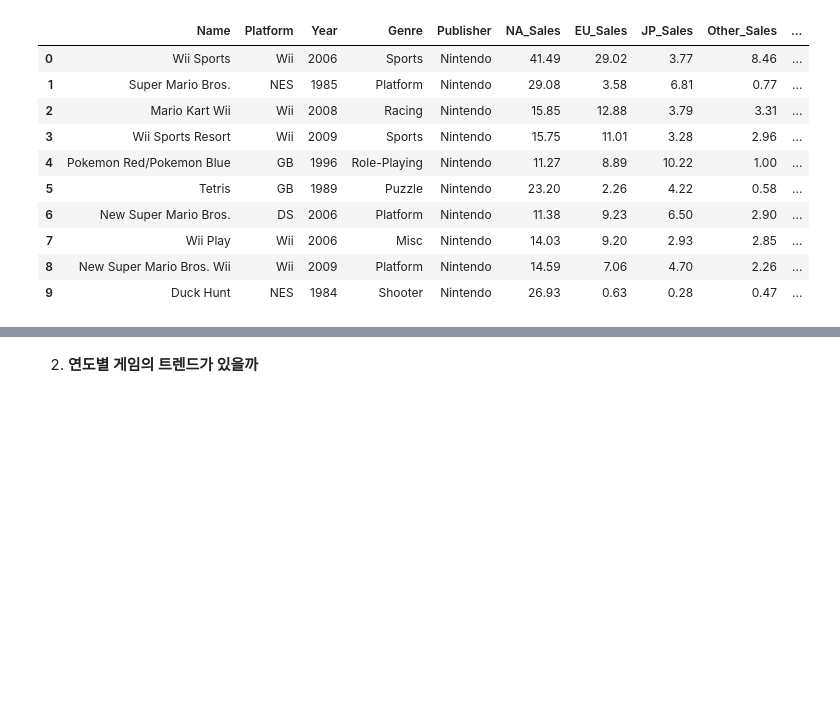
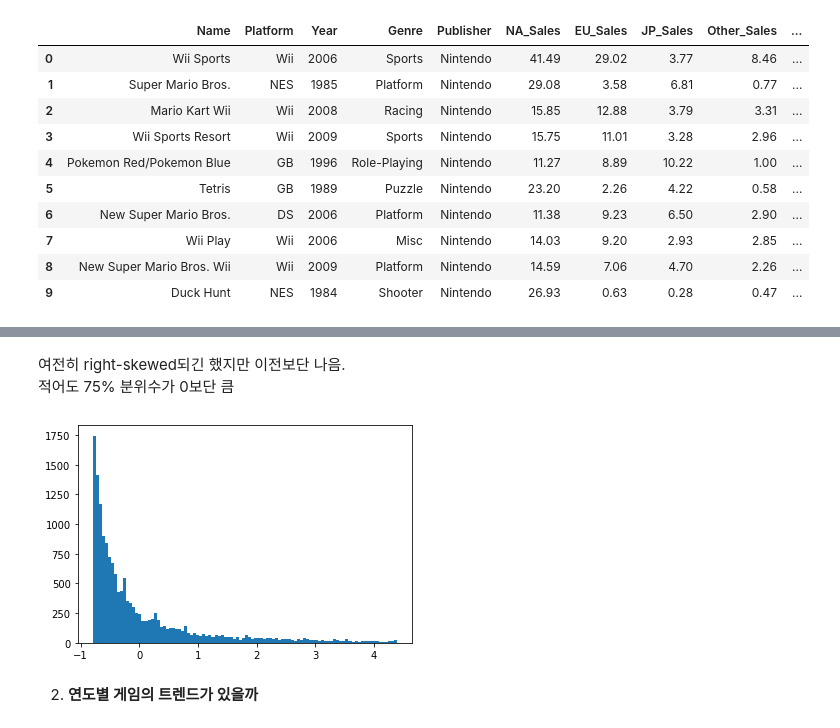
Before and after one commit to nan-park/section1_project, a Jupyter notebook: AI_section1_project.ipynb, the cells around one changed output, grey strips where cells are left out. Cells and saved outputs as stored; diff of their text form; code cells hidden in the pictures; blank space fills up the shorter version.

```diff
--- a/AI_section1_project.ipynb
+++ b/AI_section1_project.ipynb
@@ -930,13 +904,0 @@ ratio_cluster_3
-# %%
-titles_2 = ['North America', 'Japan']
-explode = [0.03] * len(genre_list)
-figure, axis = plt.subplots(1, 2, figsize=(10, 5))
-sales_2 = ['NA_Sales', 'JP_Sales']
-for i in range(len(sales_2)):
-  axis[i].set_title(titles_2[i], fontsize=18)
-  ratio_in_region = list(ratio_cluster_3.loc[sales_2[i]])
-  axis[i].pie(ratio_in_region, autopct='%.1f%%', startangle=120, explode=explode, colors=colors, counterclock=False, pctdistance=0.8)
-  if i==1:
-    axis[i].legend(genre_list,loc='upper right', bbox_to_anchor=(1.7, 1, 0, 0))
-
-plt.show()
@@ -1029,0 +1010,10 @@ df_clean.sort_values("Other_Sales", ascending=False).head(10)
+# %%
+drop_index = df_standard[df_standard.Global_Sales>1].index
+df_standard_new = df_standard.drop(drop_index).reset_index(drop=True)
+# 이상치 제거한 데이터로 다시 표준화
+Z = scaler.fit_transform(df_standard_new.select_dtypes(include=['float']))
+
+for i in range(len(sales_include_sum)):
+  df_standard_new.loc[:, sales_include_sum[i]] = Z[:, i]
+df_standard_new.drop('Cluster', axis=1, inplace=True)
+df_standard_new.head(5)
@@ -1030,3 +1039,11 @@ df_clean.sort_values("Other_Sales", ascending=False).head(10)
+# %% [markdown]
+여전히 right-skewed되긴 했지만 이전보단 나음.<br>
+적어도 75% 분위수가 0보단 큼<br>
+# %%
+plt.hist(df_standard_new.Global_Sales, bins=100)
+plt.show()
+# %% [output]
+[figure, added]
 # %% [markdown]
 2. **연도별 게임의 트렌드가 있을까**
 # %%
```
Also changed, not shown: parts of 27 cells of this notebook.
